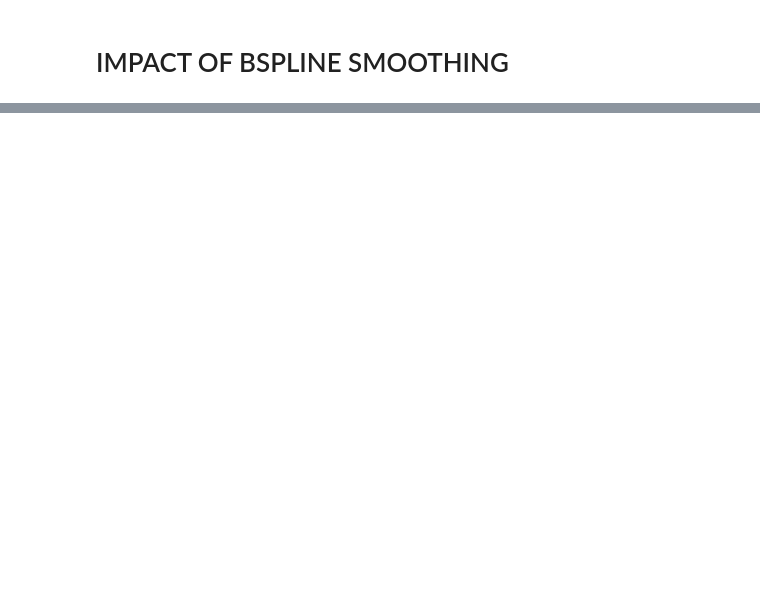
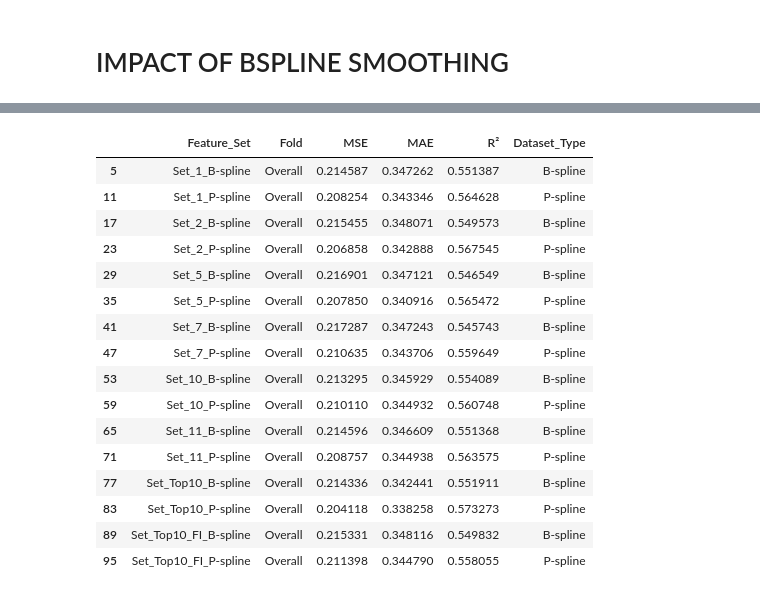
Before and after one commit to andreawickman/ic_research_project, a Jupyter notebook: 12_final_regression_comparison.ipynb, the cells around one changed output, grey strips where cells are left out. Saved outputs shown, nothing was run; the diff lists cells and outputs as text; code cells hidden in the pictures; blank space fills up the shorter version.

```diff
--- a/12_final_regression_comparison.ipynb
+++ b/12_final_regression_comparison.ipynb
@@ -201,0 +284,37 @@ all_results
+# %%
+feature_sets_bvp = [
+    # Smoothed Feature Sets with meta data (B-spline and P-spline)
+    {'name': 'Set_1', 'features': f1_with_meta, 'compatible_datasets':['B-spline', 'P-spline']},
+    {'name': 'Set_2', 'features': f2_with_meta, 'compatible_datasets':['B-spline', 'P-spline']},
+    {'name': 'Set_5', 'features': f5_with_meta, 'compatible_datasets':['B-spline', 'P-spline']},
+    {'name': 'Set_7', 'features': f7_with_meta, 'compatible_datasets':['B-spline', 'P-spline']},
+    {'name': 'Set_10', 'features': f10_with_meta, 'compatible_datasets':['B-spline', 'P-spline']},
+    {'name': 'Set_11', 'features': f11_with_meta, 'compatible_datasets':['B-spline', 'P-spline']},
+    {'name': 'Set_Top10', 'features': features_top10, 'compatible_datasets':['B-spline', 'P-spline']},
+    {'name': 'Set_Top10_FI', 'features': features_top10_fi, 'compatible_datasets':['B-spline', 'P-spline']}
+]
+
+all_results_bvp = pd.DataFrame()
+
+for feature_set in feature_sets_bvp:
+    for dataset_type, input_dir in datasets.items():
+        # Check if the feature set is compatible with the dataset
+        if dataset_type not in feature_set['compatible_datasets']:
+            continue
+
+        # Construct feature set name based on dataset type
+        feature_set_name = f"{feature_set['name']}_{dataset_type}"
+
+        # Debugging print statements
+        print(f"Processing feature set: {feature_set['name']} with dataset: {dataset_type}")
+
+        # Evaluate model
+        metrics_df = evaluate_model(input_dir, feature_set_name, feature_set['features'])
+        metrics_df['Dataset_Type'] = dataset_type  # Track dataset used
+
+        # Store results
+        all_results_bvp = pd.concat([all_results_bvp, metrics_df], ignore_index=True)
+
+# Save all results to a single CSV file
+all_results_bvp.to_csv('performance_metrics_bvp_features.csv', index=False)
+print("All performance metrics saved to 'performance_metrics_bvp_features.csv'")
@@ -201,0 +339,20 @@ all_results
+# %%
+overall_bvp = all_results_bvp[all_results_bvp['Fold'] == 'Overall']
+# %% [output]
+|  | Feature_Set | Fold | MSE | MAE | R² | Dataset_Type |
+| 5 | Set_1_B-spline | Overall | 0.214587 | 0.347262 | 0.551387 | B-spline |
+| 11 | Set_1_P-spline | Overall | 0.208254 | 0.343346 | 0.564628 | P-spline |
+| 17 | Set_2_B-spline | Overall | 0.215455 | 0.348071 | 0.549573 | B-spline |
+| 23 | Set_2_P-spline | Overall | 0.206858 | 0.342888 | 0.567545 | P-spline |
+| 29 | Set_5_B-spline | Overall | 0.216901 | 0.347121 | 0.546549 | B-spline |
+| 35 | Set_5_P-spline | Overall | 0.207850 | 0.340916 | 0.565472 | P-spline |
+| 41 | Set_7_B-spline | Overall | 0.217287 | 0.347243 | 0.545743 | B-spline |
+| 47 | Set_7_P-spline | Overall | 0.210635 | 0.343706 | 0.559649 | P-spline |
+| 53 | Set_10_B-spline | Overall | 0.213295 | 0.345929 | 0.554089 | B-spline |
+| 59 | Set_10_P-spline | Overall | 0.210110 | 0.344932 | 0.560748 | P-spline |
+| 65 | Set_11_B-spline | Overall | 0.214596 | 0.346609 | 0.551368 | B-spline |
+| 71 | Set_11_P-spline | Overall | 0.208757 | 0.344938 | 0.563575 | P-spline |
+| 77 | Set_Top10_B-spline | Overall | 0.214336 | 0.342441 | 0.551911 | B-spline |
+| 83 | Set_Top10_P-spline | Overall | 0.204118 | 0.338258 | 0.573273 | P-spline |
+| 89 | Set_Top10_FI_B-spline | Overall | 0.215331 | 0.348116 | 0.549832 | B-spline |
+| 95 | Set_Top10_FI_P-spline | Overall | 0.211398 | 0.344790 | 0.558055 | P-spline |
```
Also changed, not shown: parts of 30 cells of this notebook, 3 other files.
